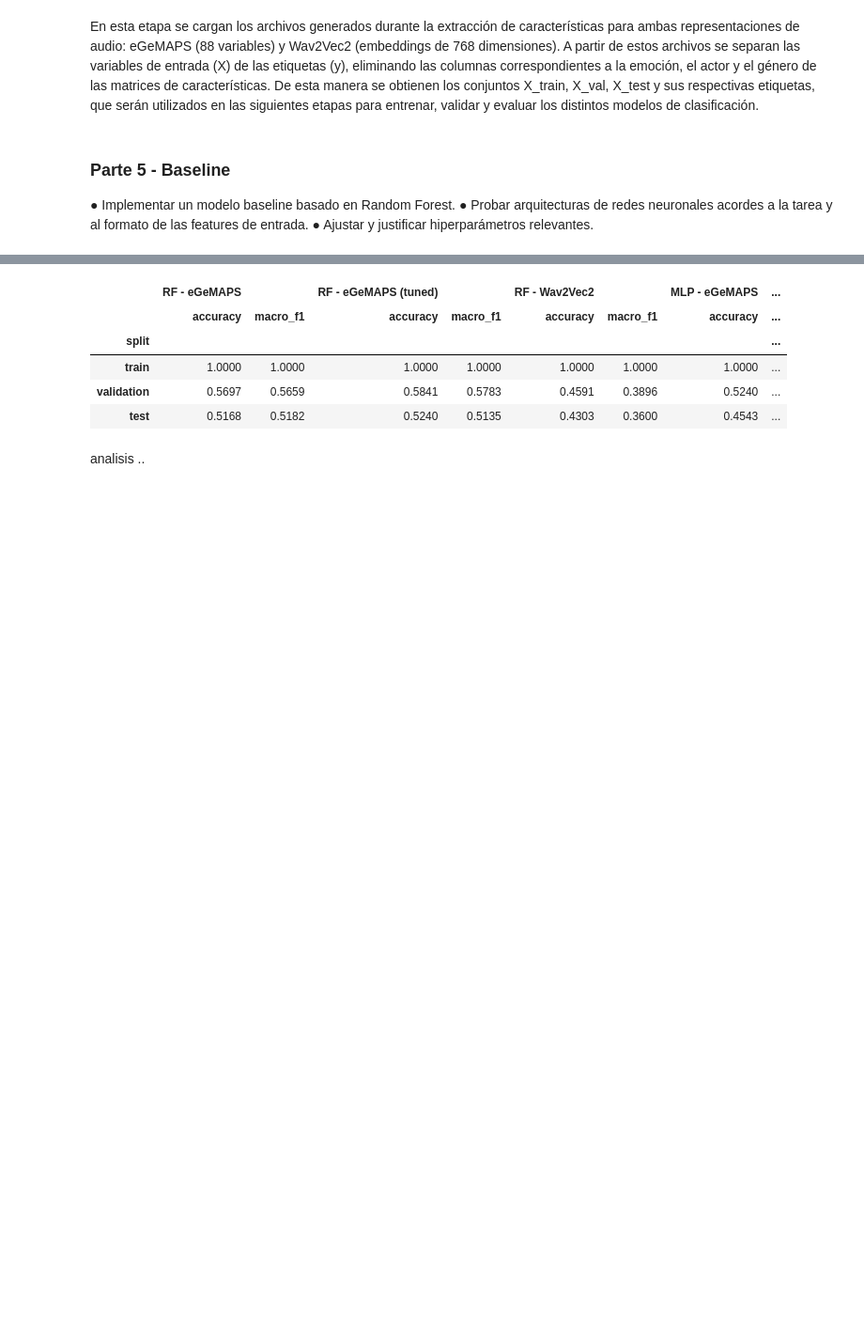
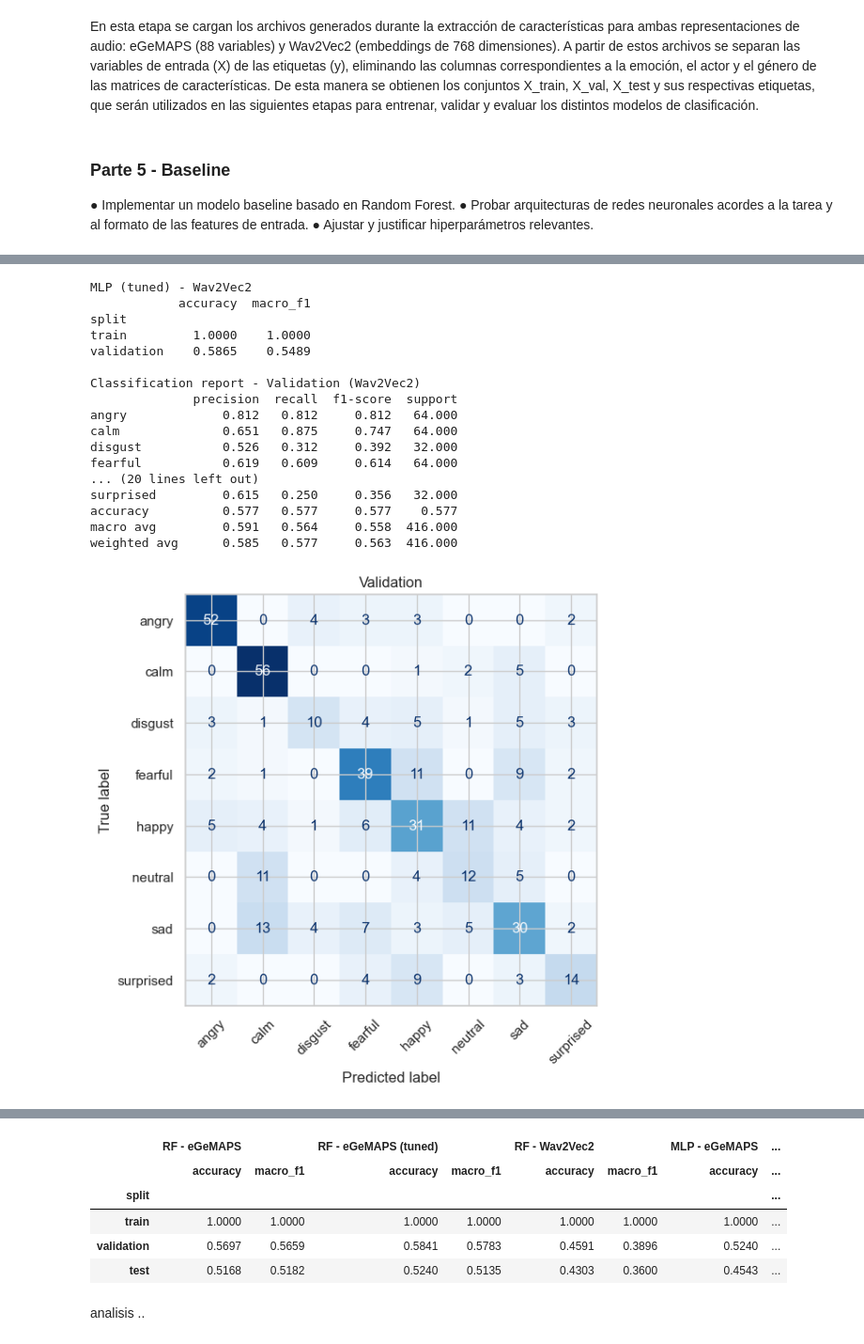
Before and after one commit to pjuls/Proyecto-Final---ML, a Jupyter notebook: notebooks/00_proyecto_final.ipynb, the cells around one changed output, grey strips where cells are left out. Shown at 94% size. Drawn from its saved outputs; the diff is of its cells as text; code cells hidden in the pictures; blank space fills up the shorter version.

```diff
--- a/notebooks/00_proyecto_final.ipynb
+++ b/notebooks/00_proyecto_final.ipynb
@@ -1223,0 +1109,29 @@ weighted avg      0.585   0.577     0.563  416.000
+# %%
+# best_mlp_wav2vec ya viene entrenado (igual que con RF), no hace falta train_model.
+metrics_mlp_wav2vec_tuned_train_val = evaluate_model(
+    best_mlp_wav2vec, X_train2, y_train2, X_val2, y_val2,
+    nombre_modelo="MLP (tuned)", nombre_features="Wav2Vec2",
+)
+metrics_mlp_wav2vec_tuned_test = evaluate_test(
+    best_mlp_wav2vec, y_train2, X_test2, y_test2, nombre_features="Wav2Vec2",
+)
+metrics_mlp_wav2vec_tuned = pd.concat([metrics_mlp_wav2vec_tuned_train_val, metrics_mlp_wav2vec_tuned_test])
+# %% [output]
+MLP (tuned) - Wav2Vec2
+            accuracy  macro_f1
+split
+train         1.0000    1.0000
+validation    0.5865    0.5489
+
+Classification report - Validation (Wav2Vec2)
+              precision  recall  f1-score  support
+angry             0.812   0.812     0.812   64.000
+calm              0.651   0.875     0.747   64.000
+disgust           0.526   0.312     0.392   32.000
+fearful           0.619   0.609     0.614   64.000
+... (20 lines left out)
+surprised         0.615   0.250     0.356   32.000
+accuracy          0.577   0.577     0.577    0.577
+macro avg         0.591   0.564     0.558  416.000
+weighted avg      0.585   0.577     0.563  416.000
+[figure, added]
```
Also changed, not shown: parts of 12 cells of this notebook, 1 other file.
